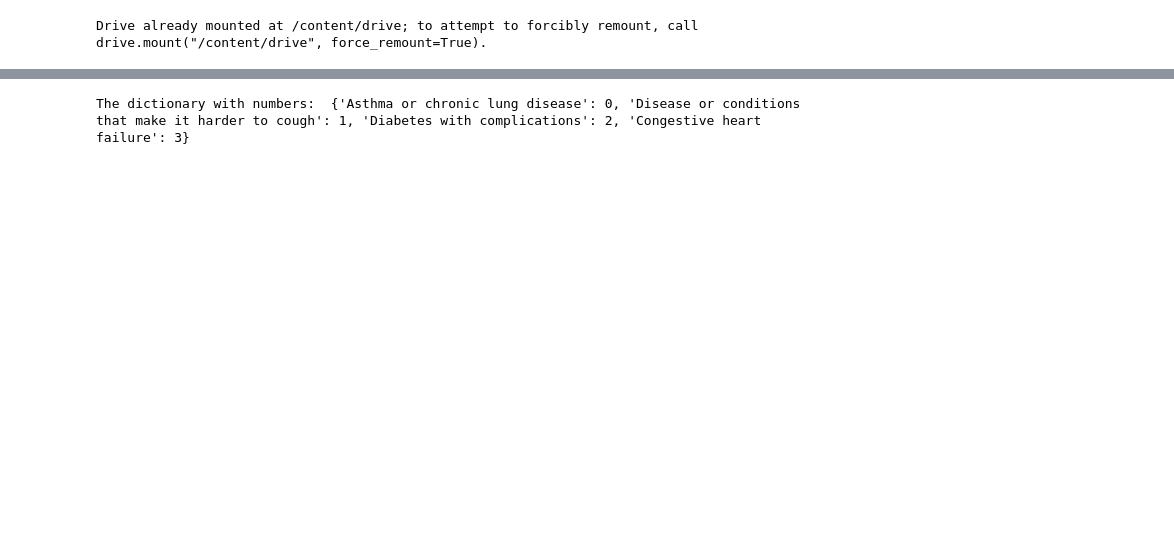
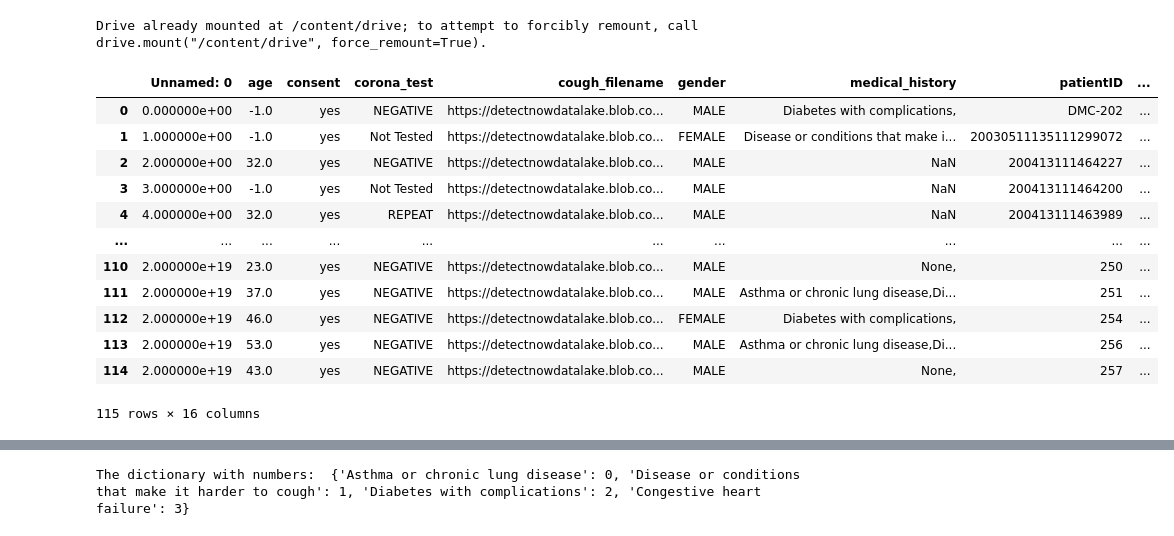
Before and after one commit to mnauf/covid, a Jupyter notebook: Machine_Learning_Text_Model.ipynb, the cells around one changed output, grey strips where cells are left out. Drawn from its saved outputs; the diff is of its cells as text; code cells hidden in the pictures; blank space fills up the shorter version.

```diff
--- a/Machine_Learning_Text_Model.ipynb
+++ b/Machine_Learning_Text_Model.ipynb
@@ -21,9 +20,23 @@ Drive already mounted at /content/drive; to attempt to forcibly remount, call dr
 # %%
 # Read the curated .csv file into a pandas df
 
 
-curated_results = pd.read_csv('/content/drive/My Drive/patient-test-results/curated-outputs/output-04-16-2020-1.csv')
+curated_results = pd.read_excel(r'/content/drive/My Drive/patient-test-results/pcr-result/combined-csv-app+notebook.xlsx', error_bad_lines=False)
 curated_results
+# %% [output]
+|  | Unnamed: 0 | age | consent | corona_test | cough_filename | gender | medical_history | patientID | ... |
+| 0 | 0.000000e+00 | -1.0 | yes | NEGATIVE | https://detectnowdatalake.blob.co... | MALE | Diabetes with complications, | DMC-202 | ... |
+| 1 | 1.000000e+00 | -1.0 | yes | Not Tested | https://detectnowdatalake.blob.co... | FEMALE | Disease or conditions that make i... | 20030511135111299072 | ... |
+| 2 | 2.000000e+00 | 32.0 | yes | NEGATIVE | https://detectnowdatalake.blob.co... | MALE | NaN | 200413111464227 | ... |
+| 3 | 3.000000e+00 | -1.0 | yes | Not Tested | https://detectnowdatalake.blob.co... | MALE | NaN | 200413111464200 | ... |
+| 4 | 4.000000e+00 | 32.0 | yes | REPEAT | https://detectnowdatalake.blob.co... | MALE | NaN | 200413111463989 | ... |
+| ... | ... | ... | ... | ... | ... | ... | ... | ... | ... |
+| 110 | 2.000000e+19 | 23.0 | yes | NEGATIVE | https://detectnowdatalake.blob.co... | MALE | None, | 250 | ... |
+| 111 | 2.000000e+19 | 37.0 | yes | NEGATIVE | https://detectnowdatalake.blob.co... | MALE | Asthma or chronic lung disease,Di... | 251 | ... |
+| 112 | 2.000000e+19 | 46.0 | yes | NEGATIVE | https://detectnowdatalake.blob.co... | FEMALE | Diabetes with complications, | 254 | ... |
+| 113 | 2.000000e+19 | 53.0 | yes | NEGATIVE | https://detectnowdatalake.blob.co... | MALE | Asthma or chronic lung disease,Di... | 256 | ... |
+| 114 | 2.000000e+19 | 43.0 | yes | NEGATIVE | https://detectnowdatalake.blob.co... | MALE | None, | 257 | ... |
+115 rows × 16 columns
 # %%
 # Extract only the POSITIVE and NEGATIVE labeled data
 
```
Also changed, not shown: parts of 19 cells of this notebook.
